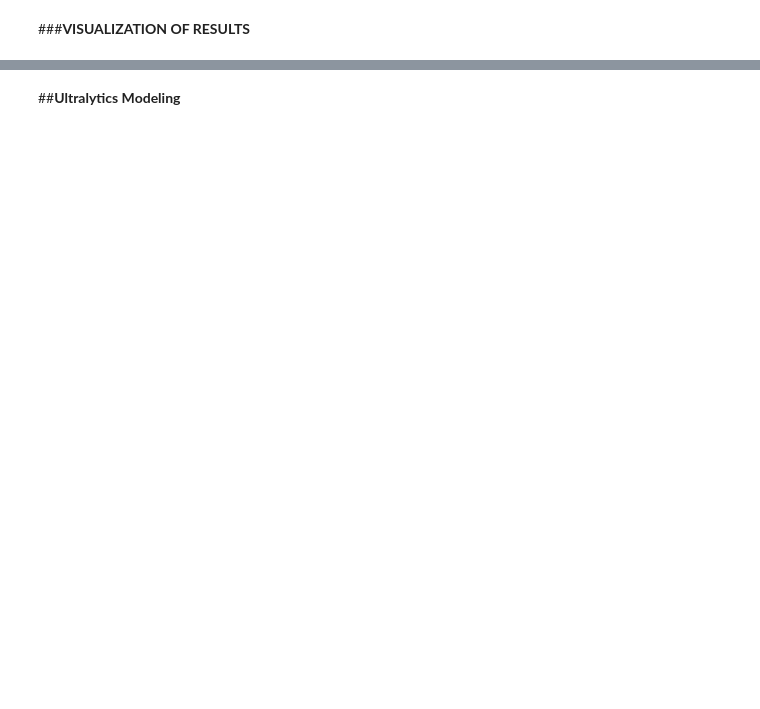
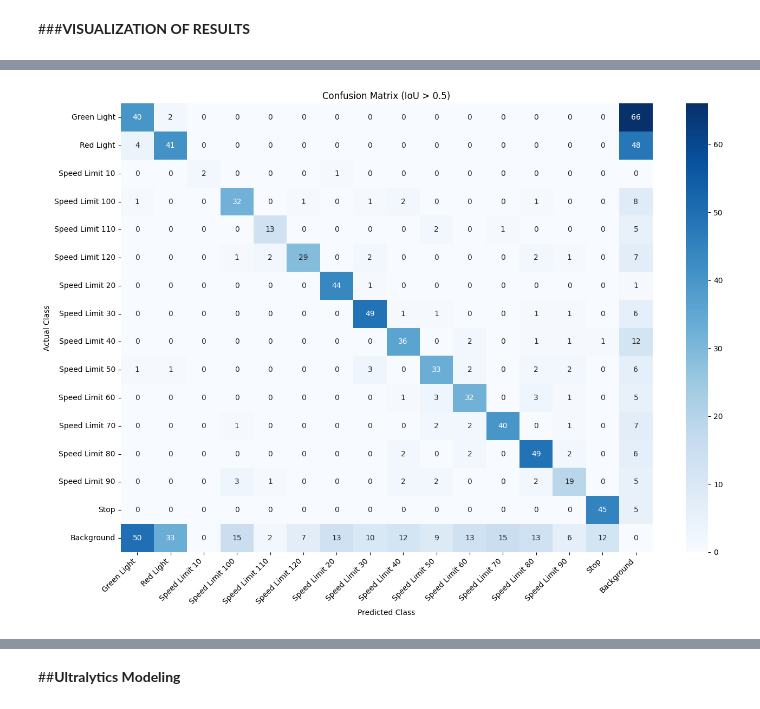
Before and after one commit to CS171-Semester-Project/traffic-sign-detection, a Jupyter notebook: traffic_sign_detection.ipynb, the cells around one changed output, grey strips where cells are left out. Cells and saved outputs as stored; diff of their text form; code cells hidden in the pictures; blank space fills up the shorter version.

```diff
--- a/traffic_sign_detection.ipynb
+++ b/traffic_sign_detection.ipynb
@@ -353,10 +369,10 @@ class TrafficSignDataset(Dataset):
         return image, label_matrix
 # %%
 # Define execution parameters
-GRID_SIZE = 52
+GRID_SIZE = 26
 BBOXES = 2
 CLASSES = 15
-BATCH_SIZE = 16
+BATCH_SIZE = 8
 NUM_WORKERS = 2
 
 # Define transformations
@@ -639,6 +669,9 @@ scheduler = ReduceLROnPlateau(optimizer, mode='min', factor=0.5, patience=5)
 
 model.to(device)
 
+# Initialize GradScaler for Mixed Precision Training
+scaler = torch.cuda.amp.GradScaler()
+
 def train_fn(train_loader, model, optimizer, loss_fn):
     loop = tqdm(train_loader, leave=True)
     mean_loss = []
@@ -646,13 +679,18 @@ def train_fn(train_loader, model, optimizer, loss_fn):
     for batch_idx, (x, y) in enumerate(loop):
         x, y = x.to(device), y.to(device)
 
-        out = model(x)
-        loss = loss_fn(out, y)
+        # Use Automatic Mixed Precision to save memory
+        with torch.cuda.amp.autocast():
+            out = model(x)
+            loss = loss_fn(out, y)
 
         mean_loss.append(loss.item())
         optimizer.zero_grad()
-        loss.backward()
-        optimizer.step()
+
+        # Backward pass with scaled loss
+        scaler.scale(loss).backward()
+        scaler.step(optimizer)
+        scaler.update()
 
         # update progress bar
         loop.set_postfix(loss=loss.item())
@@ -667,8 +705,9 @@ def val_fn(val_loader, model, loss_fn):
         for batch_idx, (x, y) in enumerate(loop):
             x, y = x.to(device), y.to(device)
 
-            out = model(x)
-            loss = loss_fn(out, y)
+            with torch.cuda.amp.autocast():
+                out = model(x)
+                loss = loss_fn(out, y)
 
             mean_loss.append(loss.item())
             loop.set_postfix(val_loss=loss.item())
@@ -679,6 +718,10 @@ epochs = 100
 epoch_count = []
 loss_values = []
 val_loss_values = []
+
+# Empty CUDA cache to free up unallocated memory before training
+if torch.cuda.is_available():
+    torch.cuda.empty_cache()
 
 print(f"Starting training on {device}...")
 for epoch in range(epochs):
@@ -716,7 +793,7 @@ def get_predictions(model, dataloader, device, conf_threshold=0.2):
     all_preds = []
     all_targets = []
 
-    S = 52
+    S = 26
     B = 2
     C = 15
 
@@ -842,8 +926,7 @@ preds, targets = get_predictions(model, test_loader, device)
 
 y_true = []
 y_pred = []
-num_classes = 15
-background_class = num_classes  # Use class ID 15 for Background
+background_class = 15  # Use class ID 15 for Background
 
 # Match predictions to ground truth targets to build the confusion matrix lists
 for i in range(len(targets)):
@@ -875,30 +958,32 @@ for i in range(len(targets)):
             # True Positive or Misclassification
             y_true.append(t_label.item())
             y_pred.append(p_labels[p_idx].item())
             matched_preds.add(p_idx.item())
         else:
             # False Negative (Missed object)
             y_true.append(t_label.item())
             y_pred.append(background_class)
 
     # Any predictions not matched to a target are False Positives
     for p_idx, p_label in enumerate(p_labels):
         if p_idx not in matched_preds:
             y_pred.append(p_label.item())
             y_true.append(background_class)
 
 # Extend class names with the Background class
 ext_class_names = class_names + ["Background"]
 
 # Calculate confusion matrix
 cm = confusion_matrix(y_true, y_pred, labels=range(num_classes + 1))
 
 # Plot the heatmap
 plt.figure(figsize=(14, 10))
 sns.heatmap(cm, annot=True, fmt="d", cmap="Blues", xticklabels=ext_class_names, yticklabels=ext_class_names)
 plt.title('Confusion Matrix (IoU > 0.5)')
 plt.xlabel('Predicted Class')
 plt.ylabel('Actual Class')
 plt.xticks(rotation=45, ha='right')
 plt.tight_layout()
 plt.show()
+# %% [output]
+[figure, added]
```
Also changed, not shown: parts of 16 cells of this notebook.
